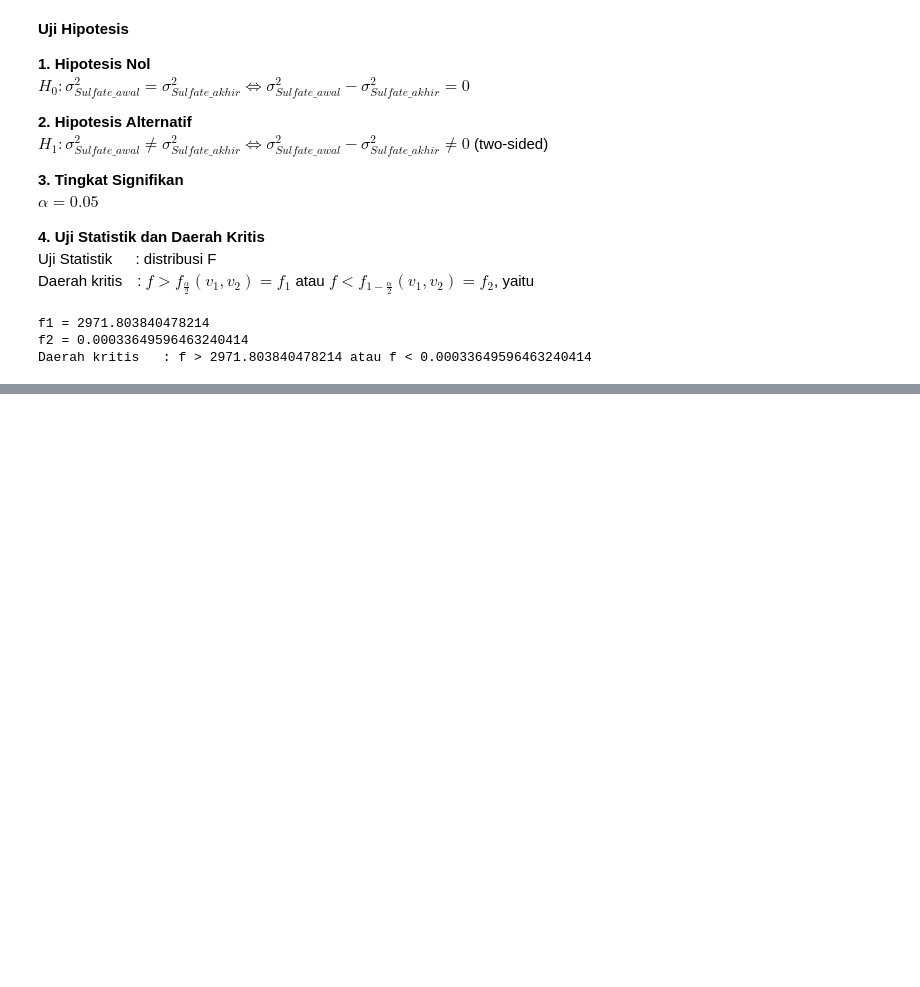
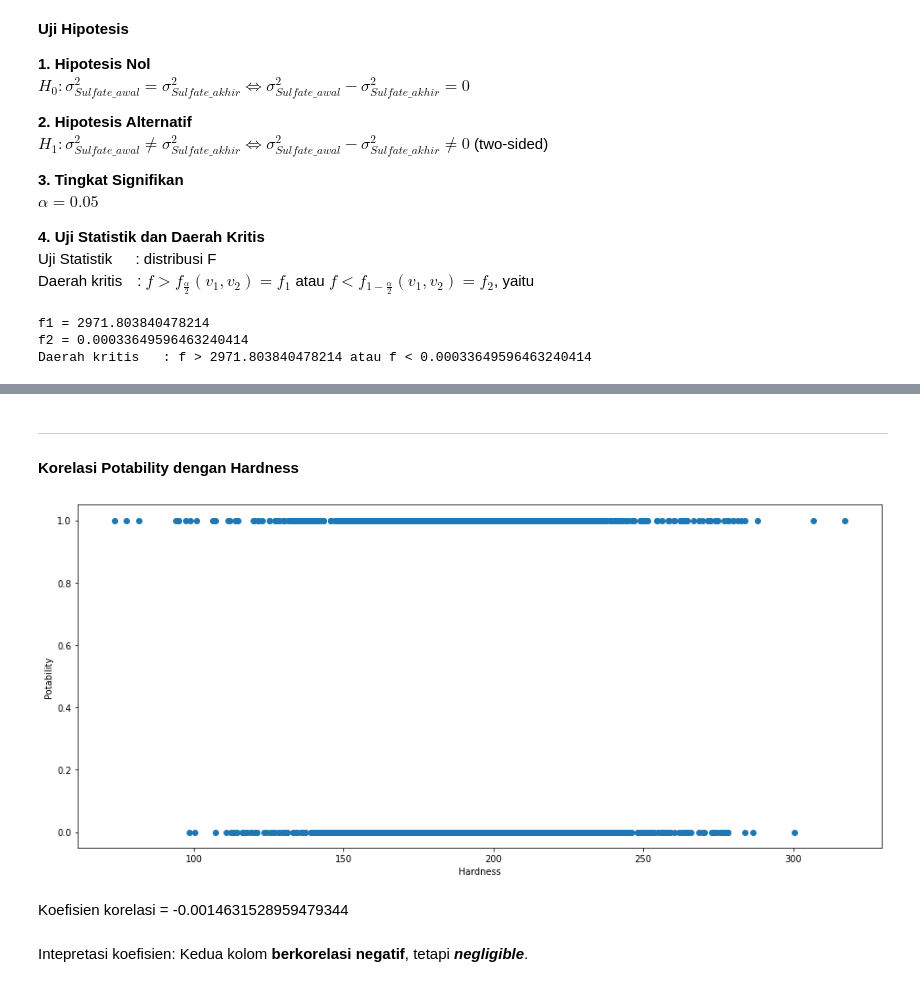
Before and after one commit to firizky29/probability-and-statistics-analysis, a Jupyter notebook: src/main.ipynb, the cells around one changed output, grey strips where cells are left out. Drawn from its saved outputs; the diff is of its cells as text; code cells hidden in the pictures; blank space fills up the shorter version.

```diff
--- a/src/main.ipynb
+++ b/src/main.ipynb
@@ -508,0 +578,10 @@ $$
+# %% [markdown]
+***
+
+#### **Korelasi Potability dengan Hardness**
+# %%
+drawScatterPlot("Hardness", "Potability", df)
+# %% [output]
+[figure, added]
+Koefisien korelasi = -0.0014631528959479344
+Intepretasi koefisien: Kedua kolom **berkorelasi negatif**, tetapi ***negligible***.
```
Also changed, not shown: parts of 31 cells of this notebook.
